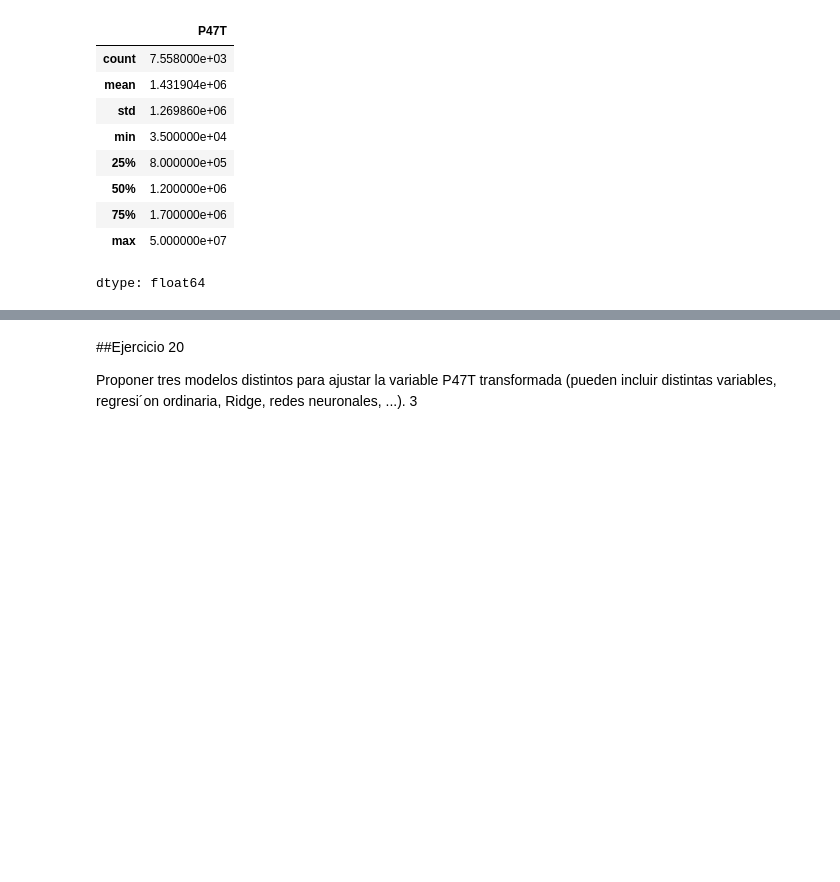
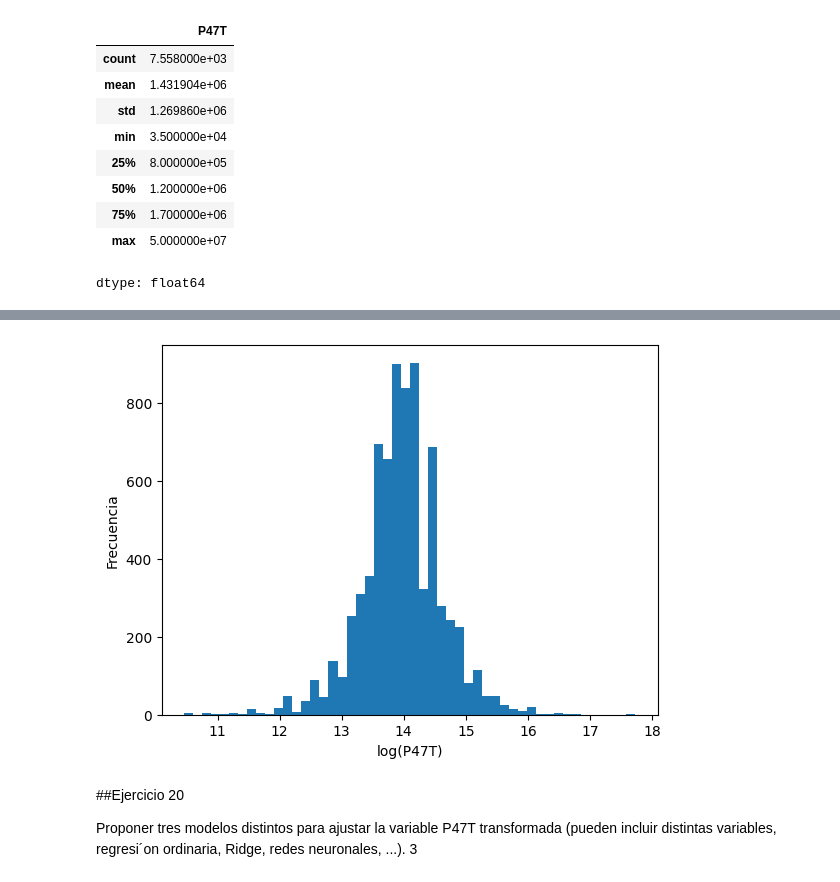
Before and after one commit to davidpalacio1/TP-1-LDD, a Jupyter notebook: TP_2_LDD_versionDavid.ipynb, the cells around one changed output, grey strips where cells are left out. Saved outputs shown, nothing was run; the diff lists cells and outputs as text; code cells hidden in the pictures; blank space fills up the shorter version.

```diff
--- a/TP_2_LDD_versionDavid.ipynb
+++ b/TP_2_LDD_versionDavid.ipynb
@@ -1365,3 +1359,17 @@ dtype: float64
+# %%
+df_regresion["log_P47T"] = np.log(df_regresion["P47T"])
+# %%
+# Visualizamos:
+
+
+plt.hist(df_regresion["log_P47T"], bins=50)
+
+plt.xlabel("log(P47T)")
+plt.ylabel("Frecuencia")
+
+plt.show()
+# %% [output]
+[figure, added]
 # %% [markdown]
 ##Ejercicio 20
 
```
Also changed, not shown: parts of 3 cells of this notebook.
